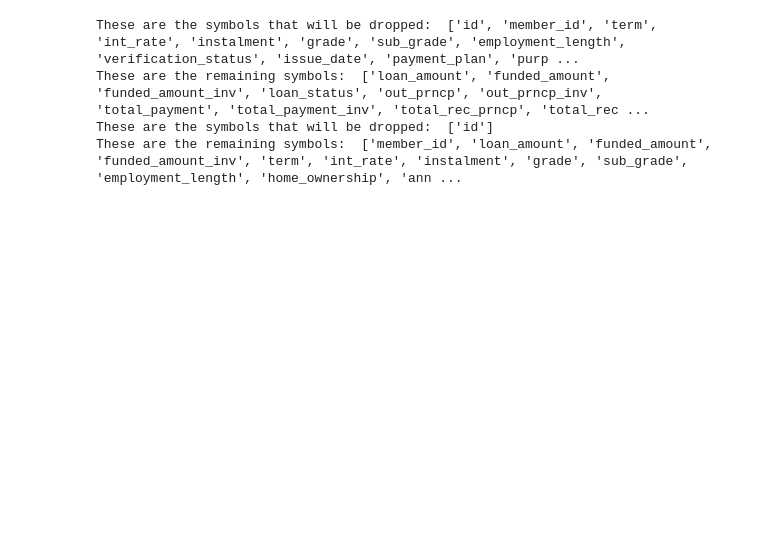
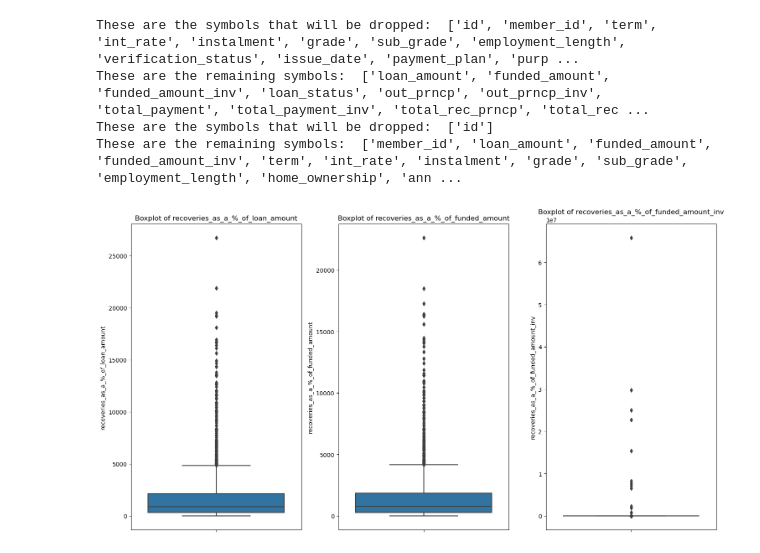
Before and after one commit to Dialga9182/exploratory-data-analysis---customer-loans-in-finance489, a Jupyter notebook: analysis_and_querying3.ipynb, the cells around one changed output. Saved outputs shown, nothing was run; the diff lists cells and outputs as text; code cells hidden in the pictures; blank space fills up the shorter version.

```diff
--- a/analysis_and_querying3.ipynb
+++ b/analysis_and_querying3.ipynb
@@ -2,18 +2,20 @@
 from RDSDatabaseConnector import RDSDatabaseConnector
 from Plotter import Plotter
 from DataTransform import DataTransform
+from DataFrameTransform import DataFrameTransform
 import pandas as pd
 
 RDSD = RDSDatabaseConnector()
 PL = Plotter()
 DT = DataTransform()
+DFT = DataFrameTransform
 df = pd.read_csv('data2.csv')
 
 all_columns = list(df.columns)
 #print(all_columns)
 
-def milestone4_task1(df):
-    """_summary_ DOCSTRING
+def milestone4_task1(dataframe: pd.core.frame.DataFrame) -> pd.core.frame.DataFrame:
+    """Remove specific columns from a dataframe depending on which step you choose.
 
     Args:
         df (_type_): _description_
@@ -25,62 +27,90 @@ def milestone4_task1(df):
     Step 2: Additionally visualise what percentage of the total amount would be recovered up to
             6 months' in the future.
     """
-    def step1_cleanup(df, symbols):
-        df = DT.excess_symbol_removal(df, symbols)
-        return df
+    def step1_cleanup(dataframe, symbols):
+        """Remove columns from the dataframe.
+
+        Args:
+            dataframe (_type_): _description_
+            symbols (_type_): _description_
+
+        Returns:
+            _type_: _description_
+        """
+        dataframe = DT.excess_symbol_removal(dataframe, symbols)
+        return dataframe
     symbols1 = ['id', 'member_id', 'term', 'int_rate', 'instalment', 'grade', 'sub_grade', 'employment_length']
     symbols2 = ['verification_status', 'issue_date', 'payment_plan', 'purpose', 'dti', 'delinq_2yrs', 'home_ownership']
     symbols3 = ['earliest_credit_line', 'inq_last_6mths', 'open_accounts', 'total_accounts',  'last_payment_date']
     symbols4 = ['last_credit_pull_date', 'collections_12_mths_ex_med', 'policy_code', 'application_type', 'annual_inc']
     symbols = symbols1 + symbols2 + symbols3 + symbols4
-    step1_df_clean = step1_cleanup(df, symbols)
+    step1_df_clean = step1_cleanup(dataframe, symbols)
 
     def step2_cleanup(df, symbols):
         df = DT.excess_symbol_removal(df, symbols)
         return df
     symbols = ['id']
-    step2_df_clean = step2_cleanup(df, symbols)
+    step2_df_clean = step2_cleanup(dataframe, symbols)
 
     return step1_df_clean, step2_df_clean
 
 step1_df_clean, step2_df_clean = milestone4_task1(df)
+#print(step1_df_clean)
+#print(step2_df_clean)
 '''GOALS
 Summarise currently what percentage of the loans are recovered against the investor
 funding and the total amount funded. Visualise your results on an appropriate graph.
 
 SO ((loans_recovered/investor_funding, loans_recovered/total_amount_funded)%)GRAPH
 
 SO, columns which resemble these are loan_amount, funded_amount, funded_amount_inv,
     instalment, loan_status, out_prncp, out_prncp_inv, total_payment, total_rec_int,
     total_rec_late_fee, recoveries, collection_recovery_fee.
 
 Additionally visualise what percentage of the total amount would be recovered up to
 6 months' in the future.
 '''
-'''
-def create_df2(df):
-    def recoveries_divided_by(df):
-        recoveries_as_a_percentage_of_loan_amount: pd.Series = ((df['recoveries']/df['loan_amount'])*100)
-        recoveries_as_a_percentage_of_funded_amount: pd.Series = ((df['recoveries']/df['funded_amount'])*100)
-        recoveries_as_a_percentage_of_funded_amount_inv: pd.Series = ((df['recoveries']/df['funded_amount_inv'])*100)
+
+def create_recoveries_df(dataframe):
+    """Create a dataframe from pandas series.
+
+    Args:
+        dataframe (_type_): _description_
+    """
+    def recoveries_divided_by(dataframe):
+        """Create pandas series from dataframe.
+
+        Args:
+            dataframe (_type_): _description_
+
+        Returns:
+            _type_: _description_
+        """
+        recoveries_as_a_percentage_of_loan_amount: pd.Series = ((dataframe['recoveries']/dataframe['loan_amount'])*100)
+        recoveries_as_a_percentage_of_funded_amount: pd.Series = ((dataframe['recoveries']/dataframe['funded_amount'])*100)
+        recoveries_as_a_percentage_of_funded_amount_inv: pd.Series = ((dataframe['recoveries']/dataframe['funded_amount_inv'])*100)
         return recoveries_as_a_percentage_of_loan_amount, recoveries_as_a_percentage_of_funded_amount, recoveries_as_a_percentage_of_funded_amount_inv
-    a, b, c = recoveries_divided_by(df)
-    df2 = pd.DataFrame({'recoveries_as_a_%_of_loan_amount':a, 'recoveries_as_a_%_of_funded_amount':b, 'recoveries_as_a_%_of_funded_amount_inv':c})
-    return df2
+    a, b, c = recoveries_divided_by(dataframe)
+    recoveries_df = pd.DataFrame({'recoveries_as_a_%_of_loan_amount':a, 'recoveries_as_a_%_of_funded_amount':b, 'recoveries_as_a_%_of_funded_amount_inv':c})
+    return recoveries_df
 
-df2 = create_df2(df)
+recoveries_df = create_recoveries_df(step1_df_clean)
+recoveries_df = recoveries_df[(recoveries_df != 0).any(axis=1)]#remove rows where nothing is there on any of the columns
+#print(recoveries_df)
 
-def clean_up_df2(df):
-    pass
-'''
-'''
-#df2[(df != 0).any(axis=1)]
-# remove rows where nothing is there on any of the columns
 
-PL.plot_boxplots(df2, ['recoveries_as_a_%_of_loan_amount', 'recoveries_as_a_%_of_funded_amount', 'recoveries_as_a_%_of_funded_amount_inv'])
-'''
+PL.plot_boxplots(recoveries_df, ['recoveries_as_a_%_of_loan_amount', 'recoveries_as_a_%_of_funded_amount', 'recoveries_as_a_%_of_funded_amount_inv'])
+
+recoveries_withzscore_df = DFT.create_z_score_df(df = recoveries_df, columns = (list(recoveries_df.columns)))
+#print(recoveries_withzscore_df)
+PL.plot_boxplots(recoveries_withzscore_df, ['recoveries_as_a_%_of_loan_amount', 'recoveries_as_a_%_of_funded_amount', 'recoveries_as_a_%_of_funded_amount_inv'])
+
+
+recoveries_trimmed_df = DFT.trim_by_z_score(self = None, df = recoveries_withzscore_df, columns = list(recoveries_withzscore_df.columns))
+PL.plot_boxplots(recoveries_trimmed_df, ['recoveries_as_a_%_of_loan_amount', 'recoveries_as_a_%_of_funded_amount', 'recoveries_as_a_%_of_funded_amount_inv'])
 # %% [output]
 These are the symbols that will be dropped:  ['id', 'member_id', 'term', 'int_rate', 'instalment', 'grade', 'sub_grade', 'employment_length', 'verification_status', 'issue_date', 'payment_plan', 'purp ...
 These are the remaining symbols:  ['loan_amount', 'funded_amount', 'funded_amount_inv', 'loan_status', 'out_prncp', 'out_prncp_inv', 'total_payment', 'total_payment_inv', 'total_rec_prncp', 'total_rec ...
 These are the symbols that will be dropped:  ['id']
 These are the remaining symbols:  ['member_id', 'loan_amount', 'funded_amount', 'funded_amount_inv', 'term', 'int_rate', 'instalment', 'grade', 'sub_grade', 'employment_length', 'home_ownership', 'ann ...
+[figure, added]
```
Also changed, not shown: parts of 1 cell of this notebook.
